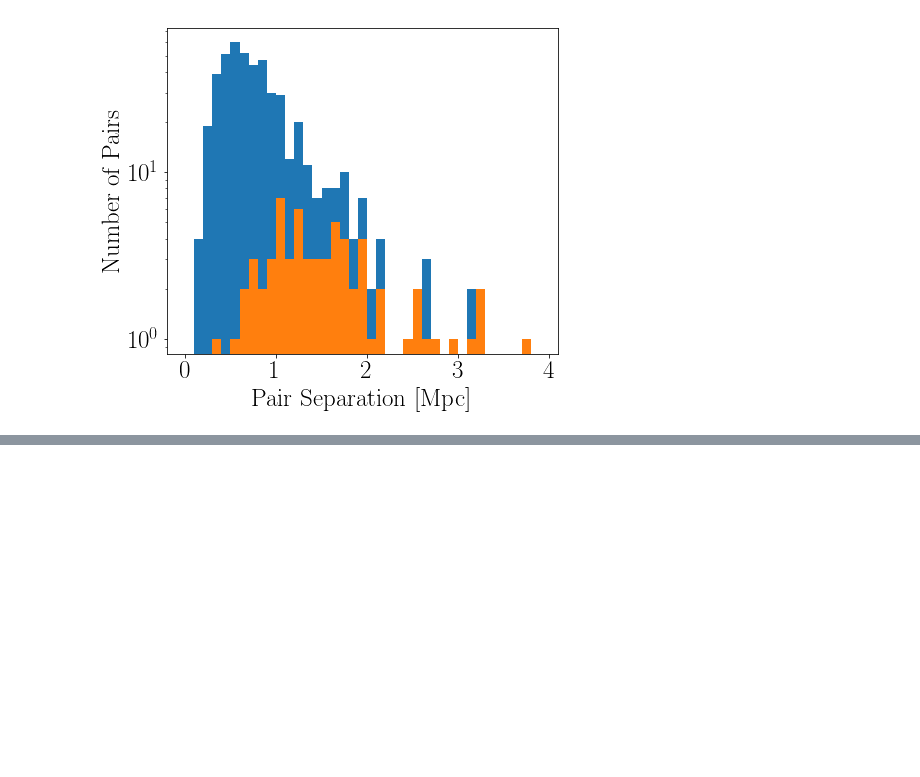
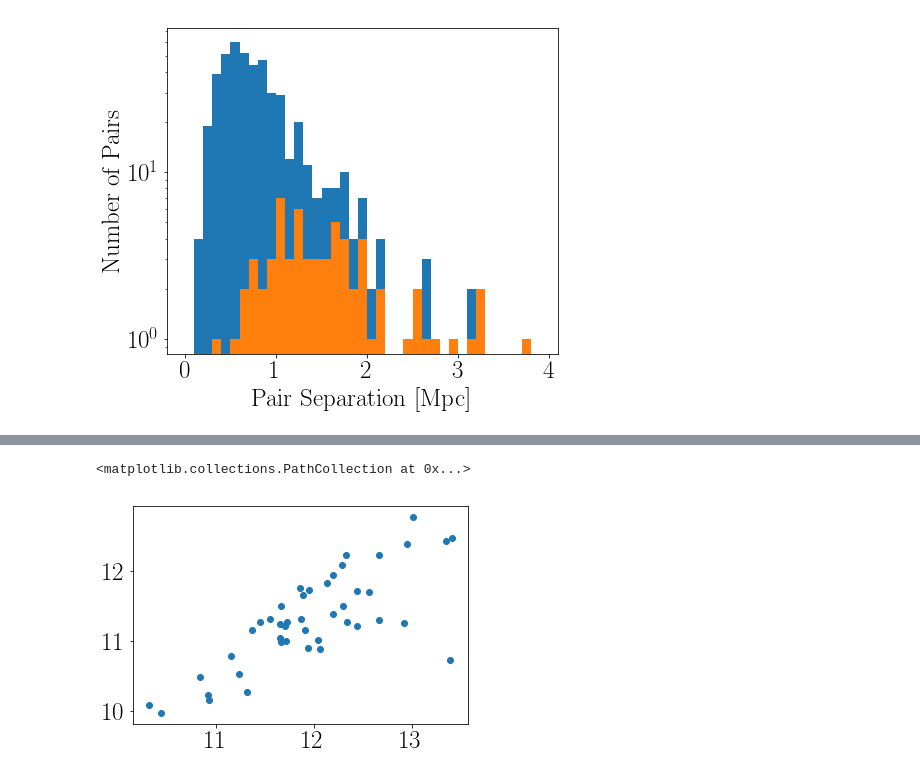
Before and after one commit to forero/GalaxyPairs, a Jupyter notebook: code/pairs_3500kms.ipynb, the cells around one changed output, grey strips where cells are left out. Drawn from its saved outputs; the diff is of its cells as text; code cells hidden in the pictures; blank space fills up the shorter version.

```diff
--- a/code/pairs_3500kms.ipynb
+++ b/code/pairs_3500kms.ipynb
@@ -199,0 +229,7 @@ a = plt.hist(group_MW['Ng'], bins=np.arange(0,40,1), log=True, alpha=0.6)
+# %%
+ii = (group_M31['gD'].values>0.0)&(group_MW['gD'].values>0.0)
+#plt.scatter(group_M31['gMassL'], group_MW['gMassL'])
+plt.scatter(group_M31['gMassL'][ii], group_MW['gMassL'][ii])
+# %% [output]
+<matplotlib.collections.PathCollection at 0x...>
+[figure, added]
```
Also changed, not shown: parts of 12 cells of this notebook.
